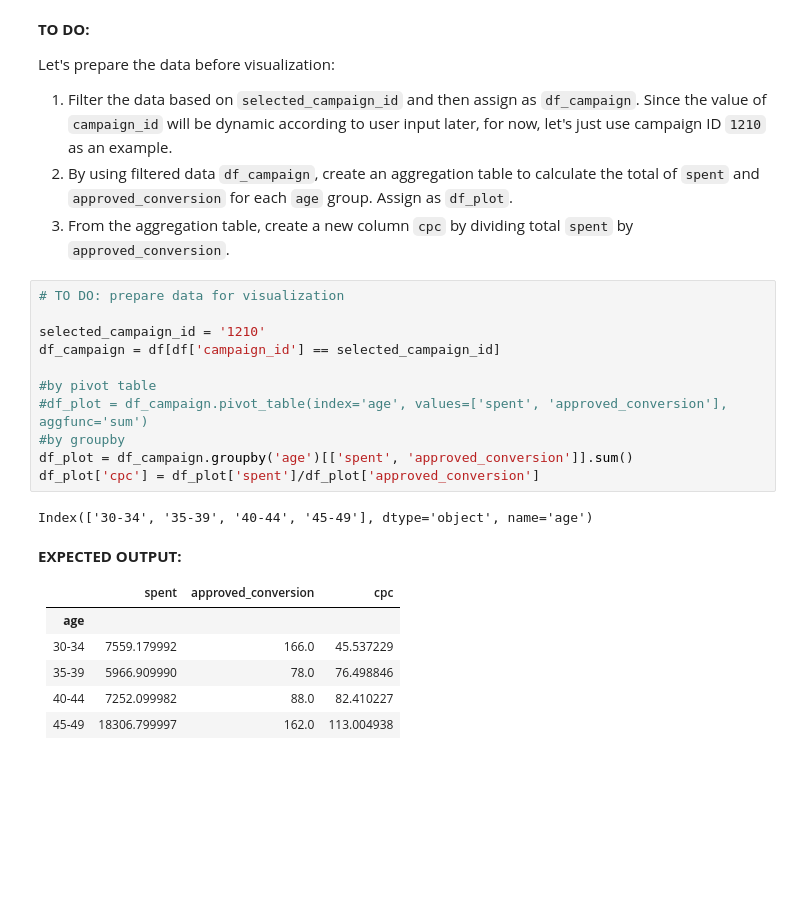
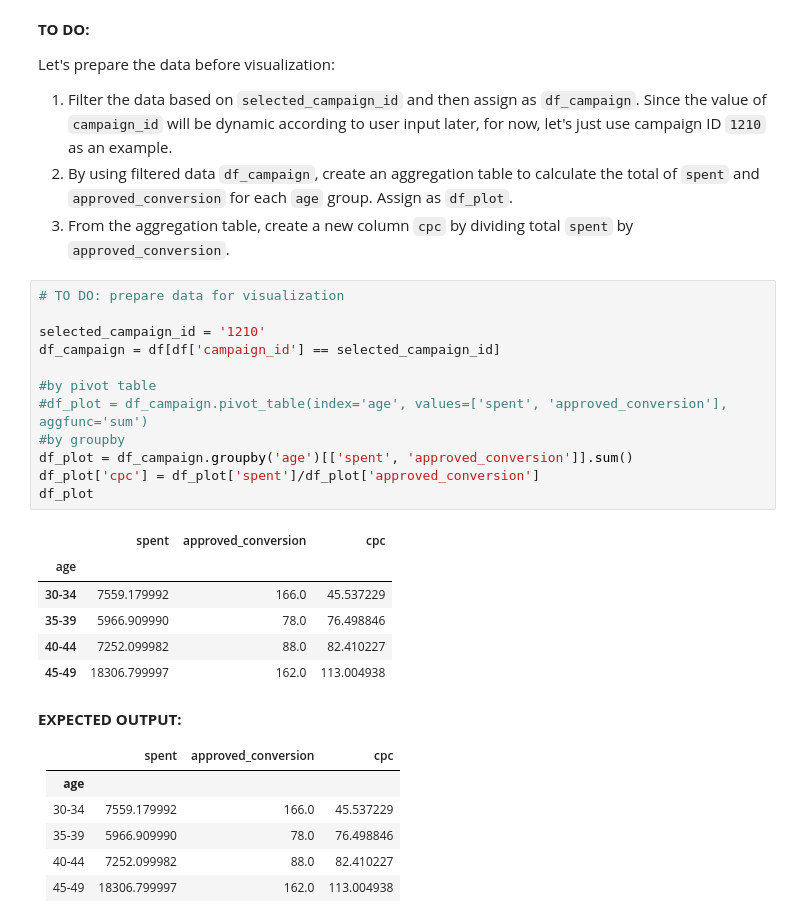
Before and after one commit to johansetiawan/telebot, a Jupyter notebook: Notebook Guide.ipynb, the cells around one changed output. Drawn from its saved outputs; the diff is of its cells as text; blank space fills up the shorter version.

```diff
--- a/Notebook Guide.ipynb
+++ b/Notebook Guide.ipynb
@@ -655,16 +653,22 @@ Let's prepare the data before visualization:
 # %%
 # TO DO: prepare data for visualization
 
 selected_campaign_id = '1210'
 df_campaign = df[df['campaign_id'] == selected_campaign_id]
 
 #by pivot table
 #df_plot = df_campaign.pivot_table(index='age', values=['spent', 'approved_conversion'], aggfunc='sum')
 #by groupby
 df_plot = df_campaign.groupby('age')[['spent', 'approved_conversion']].sum()
 df_plot['cpc'] = df_plot['spent']/df_plot['approved_conversion']
+df_plot
 # %% [output]
-Index(['30-34', '35-39', '40-44', '45-49'], dtype='object', name='age')
+|  | spent | approved_conversion | cpc |
+| age |  |  |  |
+| 30-34 | 7559.179992 | 166.0 | 45.537229 |
+| 35-39 | 5966.909990 | 78.0 | 76.498846 |
+| 40-44 | 7252.099982 | 88.0 | 82.410227 |
+| 45-49 | 18306.799997 | 162.0 | 113.004938 |
 # %% [markdown]
 **EXPECTED OUTPUT:**
 
```
Also changed, not shown: parts of 9 cells of this notebook, 2 other files.
